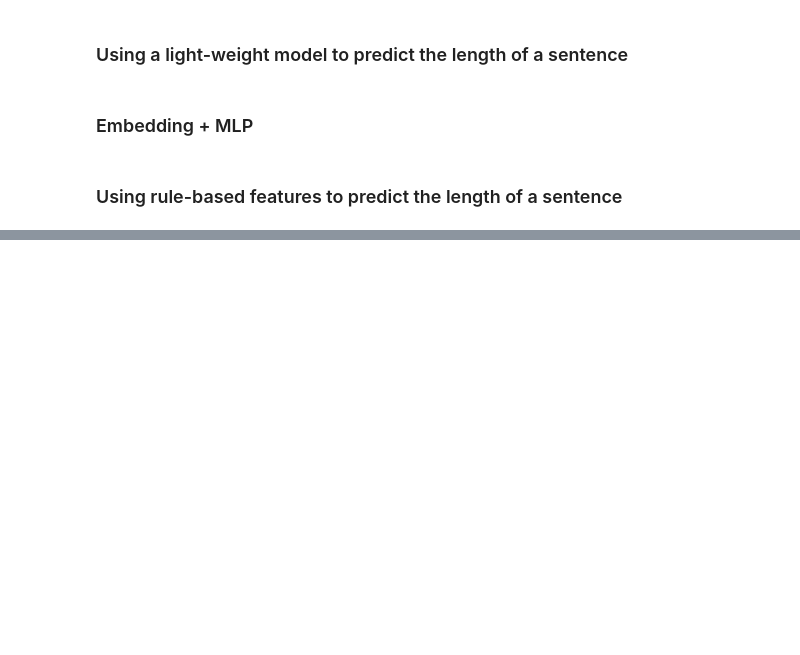
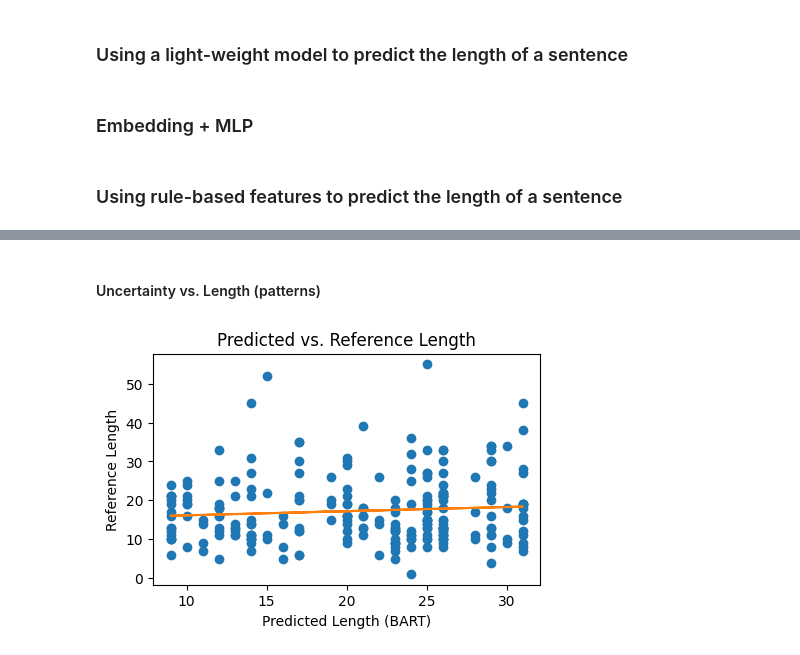
Before and after one commit to yul091/ASR_Uncertainty, a Jupyter notebook: notebooks/length_study.ipynb, the cells around one changed output, grey strips where cells are left out. Saved outputs shown, nothing was run; the diff lists cells and outputs as text; code cells hidden in the pictures; blank space fills up the shorter version.

```diff
--- a/notebooks/length_study.ipynb
+++ b/notebooks/length_study.ipynb
@@ -601,15 +603,25 @@ def rule_UE_predict(df: pd.DataFrame, func: Callable):
     return xx, yy
 # %%
 # Fit a linear regression line to the data
-def fit_data(xx, yy):
+def fit_data(xx, yy, x_label=None, y_label=None, title=None, save_path=None):
     coefficients = np.polyfit(xx, yy, 1)
     p = np.poly1d(coefficients)
 
     plt.figure(figsize=(5, 3))
     plt.plot(xx, yy, 'o', label='data')
     plt.plot(xx, p(xx), '-', label='fit')
-    plt.xlabel('Uncertainty')
-    plt.ylabel('Length')
+    if x_label is None:
+        x_label = 'Uncertainty'
+    if y_label is None:
+        y_label = 'Length'
+    if title is None:
+        title = 'Uncertainty vs. Length'
+    if save_path is None:
+        save_path = '../figures/uncertainty_length.pdf'
+    plt.xlabel(x_label)
+    plt.ylabel(y_label)
+    plt.title(title)
+    plt.savefig(save_path, bbox_inches='tight')
     plt.show()
 # %%
 xx1, yy1 = rule_UE_predict(grouped_test_df, output_score1)
@@ -708,0 +791,15 @@ bart_df.head()
+# %% [markdown]
+#### Uncertainty vs. Length (patterns)
+# %%
+xx, yy = [], []
+for i, row in bart_df.iterrows():
+    xx.extend([row['pred_len']] * len(row['ref_lens']))
+    yy.extend(row['ref_lens'])
+
+fit_data(xx, yy,
+         x_label='Predicted Length (BART)',
+         y_label='Reference Length',
+         title='Predicted vs. Reference Length',
+         save_path='../figures/predicted_reference_length.pdf')
+# %% [output]
+[figure, added]
```
Also changed, not shown: parts of 7 cells of this notebook, 1 other file.
